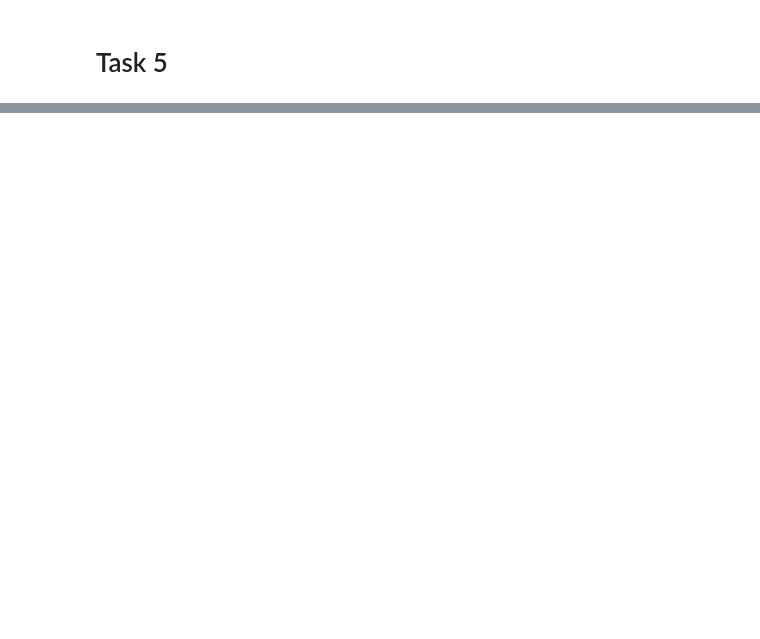
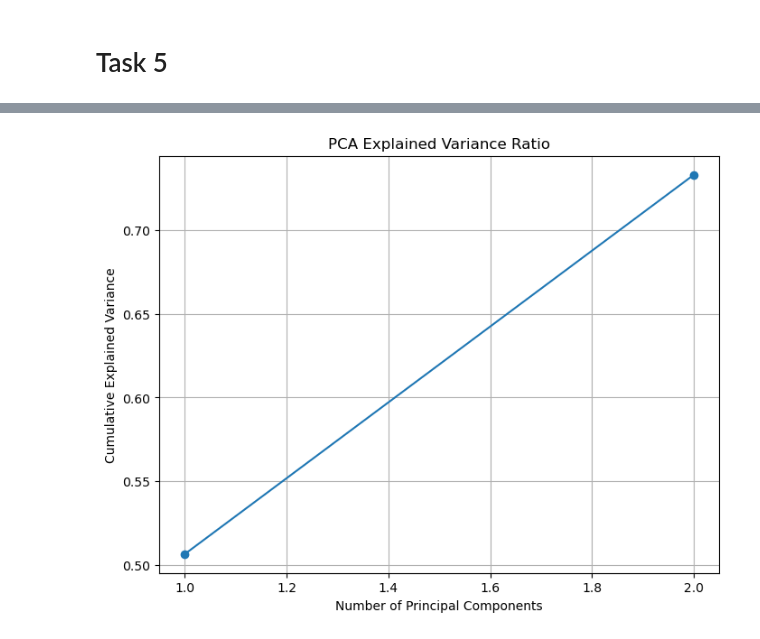
Before and after one commit to UdayKiran112/Data-Mining-Assg1, a Jupyter notebook: Assg1.ipynb, the cells around one changed output, grey strips where cells are left out. Drawn from its saved outputs; the diff is of its cells as text; code cells hidden in the pictures; blank space fills up the shorter version.

```diff
--- a/Assg1.ipynb
+++ b/Assg1.ipynb
@@ -511,0 +404,88 @@ Maximum similarity score after PCA (0.9791) is greater than before PCA (0.9264).
+# %%
+import pandas as pd
+import numpy as np
+from sklearn.decomposition import PCA
+from sklearn.preprocessing import StandardScaler
+from sklearn.metrics.pairwise import cosine_similarity
+from scipy.spatial.distance import euclidean
+import matplotlib.pyplot as plt
+
+# Load your dataset
+df = pd.read_excel('AirQualityUCI.xlsx')
+
+# Select numeric columns for processing
+numeric_df = df.select_dtypes(include=[np.number])
+
+# Handle missing values: fill with median
+numeric_df = numeric_df.fillna(numeric_df.median())
+
+# Standardize features
+scaler = StandardScaler()
+scaled_df = pd.DataFrame(scaler.fit_transform(numeric_df), columns=numeric_df.columns)
+
+# Dimensionality Reduction using PCA
+def apply_pca(df, n_components):
+    pca = PCA(n_components=n_components)
+    reduced_df = pd.DataFrame(pca.fit_transform(df), columns=[f'PC{i+1}' for i in range(n_components)], index=df.index)
+    return reduced_df, pca
+
+# Apply PCA to reduce dimensions to 2
+n_components = 2
+reduced_df, pca = apply_pca(scaled_df, n_components)
+
+# Sample 20 data points from the reduced dataset
+sample_reduced_df = reduced_df.sample(n=20, random_state=42)
+
+# Compute pairwise similarity
+def compute_pairwise_similarity(df, measure='cosine'):
+    if measure == 'euclidean':
+        distances = pd.DataFrame(
+            np.linalg.norm(df.values[:, np.newaxis] - df.values[np.newaxis, :], axis=2),
+            columns=df.index, index=df.index
+        )
+        return distances
+    elif measure == 'cosine':
+        similarities = pd.DataFrame(
+            cosine_similarity(df),
+            columns=df.index, index=df.index
+        )
+        return similarities
+    else:
+        raise ValueError("Unsupported similarity measure")
+
+# Choose similarity measure
+similarity_measure = 'cosine'  # or 'euclidean'
+similarity_df_reduced = compute_pairwise_similarity(sample_reduced_df, measure=similarity_measure)
+
+# Find the pair with the maximum similarity or minimum distance
+if similarity_measure == 'euclidean':
+    min_distance = similarity_df_reduced.values[np.triu_indices(len(similarity_df_reduced), k=1)].min()
+    max_similarity_pair = np.where(similarity_df_reduced == min_distance)
+    max_similarity_index = (max_similarity_pair[0][0], max_similarity_pair[1][0])
+    similarity_value = min_distance
+else:
+    max_similarity = similarity_df_reduced.values[np.triu_indices(len(similarity_df_reduced), k=1)].max()
+    max_similarity_pair = np.where(similarity_df_reduced == max_similarity)
+    max_similarity_index = (max_similarity_pair[0][0], max_similarity_pair[1][0])
+    similarity_value = max_similarity
+
+# Output results
+print(f"Pair with maximum similarity after PCA ({similarity_measure} measure):")
+print(f"Index {sample_reduced_df.index[max_similarity_index[0]]} and Index {sample_reduced_df.index[max_similarity_index[1]]}")
+print(f"Similarity score: {similarity_value}")
+
+# Analyze the most similar pair
+print(f"\nData for pair {sample_reduced_df.index[max_similarity_index[0]]}:")
+print(sample_reduced_df.loc[sample_reduced_df.index[max_similarity_index[0]]])
+print(f"Data for pair {sample_reduced_df.index[max_similarity_index[1]]}:")
+print(sample_reduced_df.loc[sample_reduced_df.index[max_similarity_index[1]]])
+
+# Plot explained variance ratio
+plt.figure(figsize=(8, 6))
+plt.plot(range(1, len(pca.explained_variance_ratio_) + 1), np.cumsum(pca.explained_variance_ratio_), marker='o')
+plt.title('PCA Explained Variance Ratio')
+plt.xlabel('Number of Principal Components')
+plt.ylabel('Cumulative Explained Variance')
+plt.grid(True)
+plt.show()
+# %% [output]
@@ -511,0 +504 @@ Maximum similarity score after PCA (0.9791) is greater than before PCA (0.9264).
+[figure, added]
```
Also changed, not shown: parts of 6 cells of this notebook, 2 other files.
